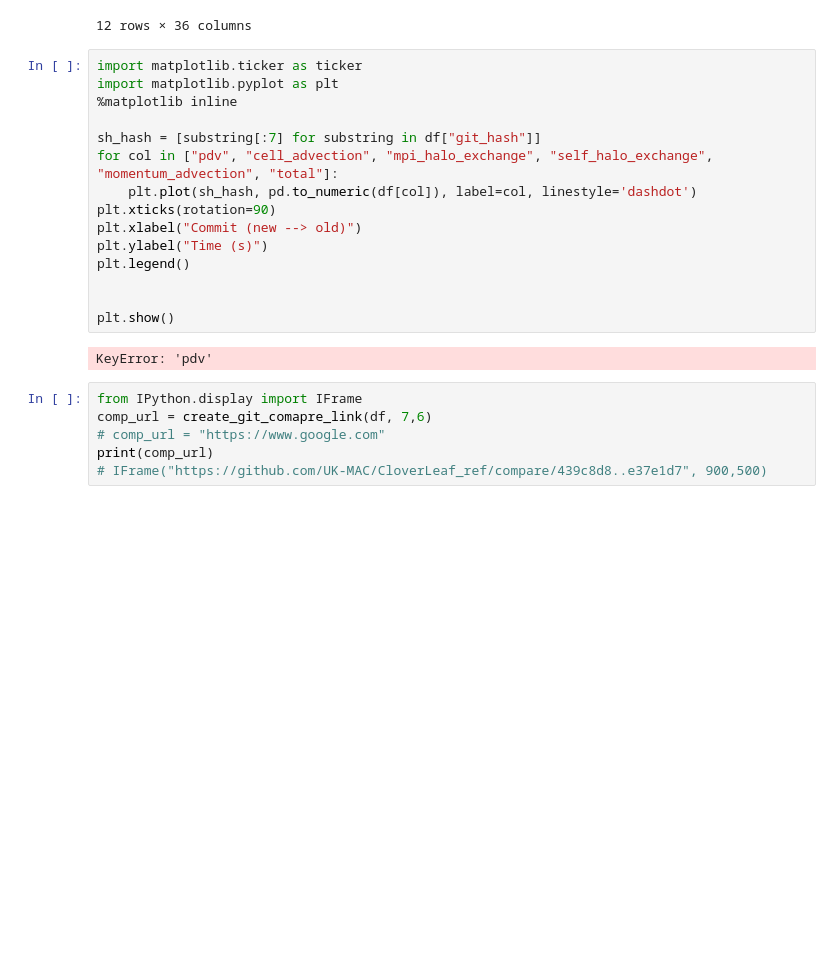
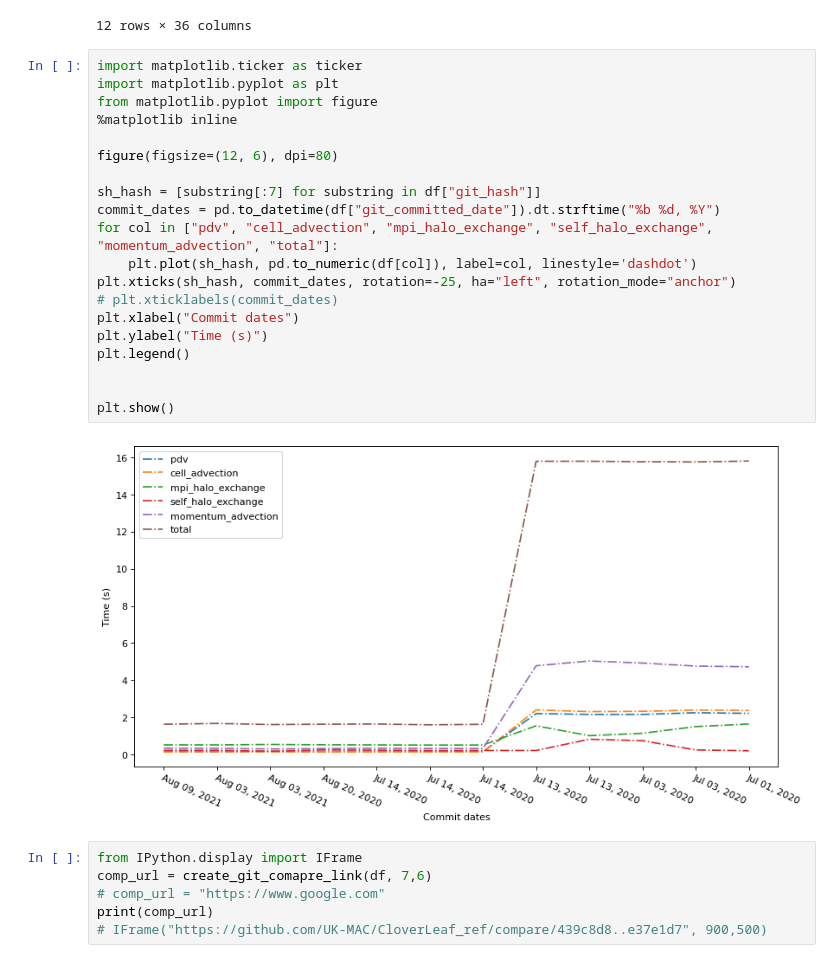
Before and after one commit to lanl/dsi, a Jupyter notebook: examples/cloverleaf/perf_hist_chart.ipynb, the cells around one changed output. Saved outputs shown, nothing was run; the diff lists cells and outputs as text; blank space fills up the shorter version.

```diff
--- a/examples/cloverleaf/perf_hist_chart.ipynb
+++ b/examples/cloverleaf/perf_hist_chart.ipynb
@@ -93,20 +96,25 @@ df
 # %%
 import matplotlib.ticker as ticker
 import matplotlib.pyplot as plt
+from matplotlib.pyplot import figure
 %matplotlib inline
 
+figure(figsize=(12, 6), dpi=80)
+
 sh_hash = [substring[:7] for substring in df["git_hash"]]
+commit_dates = pd.to_datetime(df["git_committed_date"]).dt.strftime("%b %d, %Y")
 for col in ["pdv", "cell_advection", "mpi_halo_exchange", "self_halo_exchange", "momentum_advection", "total"]:
     plt.plot(sh_hash, pd.to_numeric(df[col]), label=col, linestyle='dashdot')
-plt.xticks(rotation=90)
-plt.xlabel("Commit (new --> old)")
+plt.xticks(sh_hash, commit_dates, rotation=-25, ha="left", rotation_mode="anchor")
+# plt.xticklabels(commit_dates)
+plt.xlabel("Commit dates")
 plt.ylabel("Time (s)")
 plt.legend()
 
 
 plt.show()
 # %% [output]
-KeyError: 'pdv'
+[figure, added]
 # %%
 from IPython.display import IFrame
 comp_url = create_git_comapre_link(df, 7,6)
```
Also changed, not shown: parts of 9 cells of this notebook, 3 other files.
